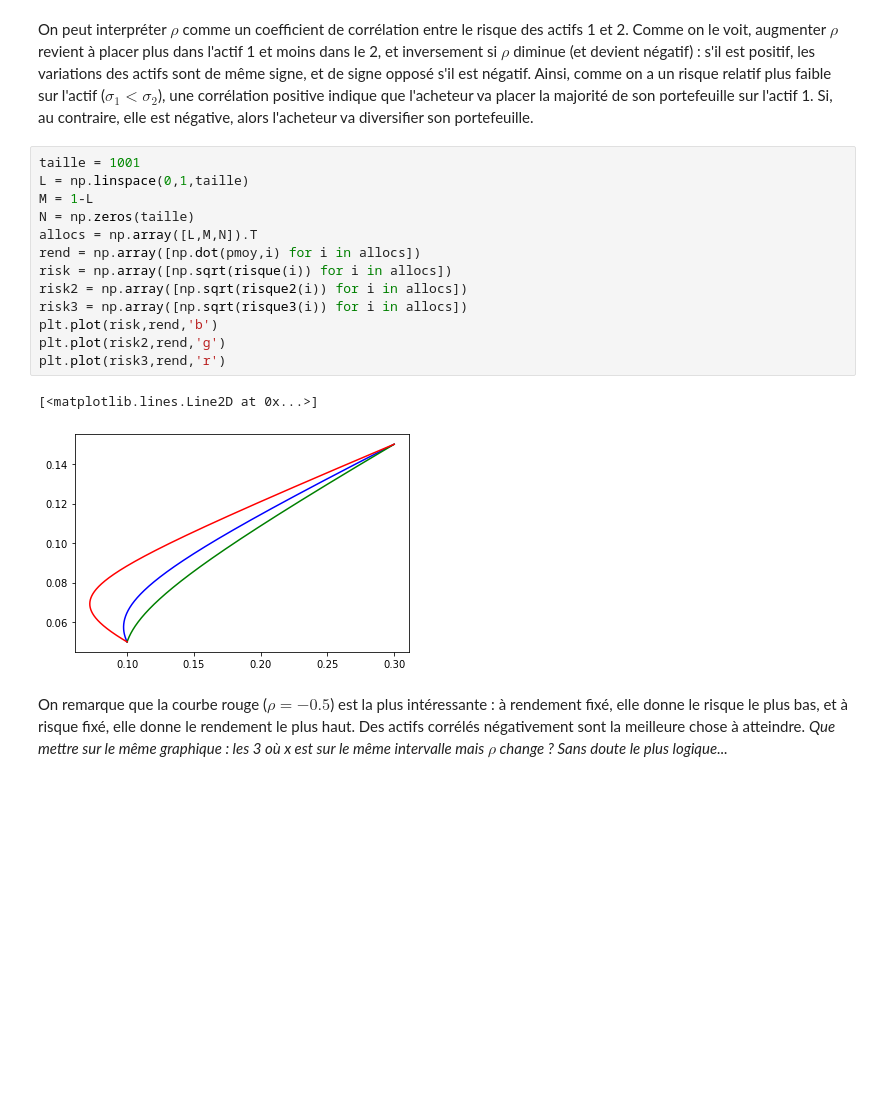
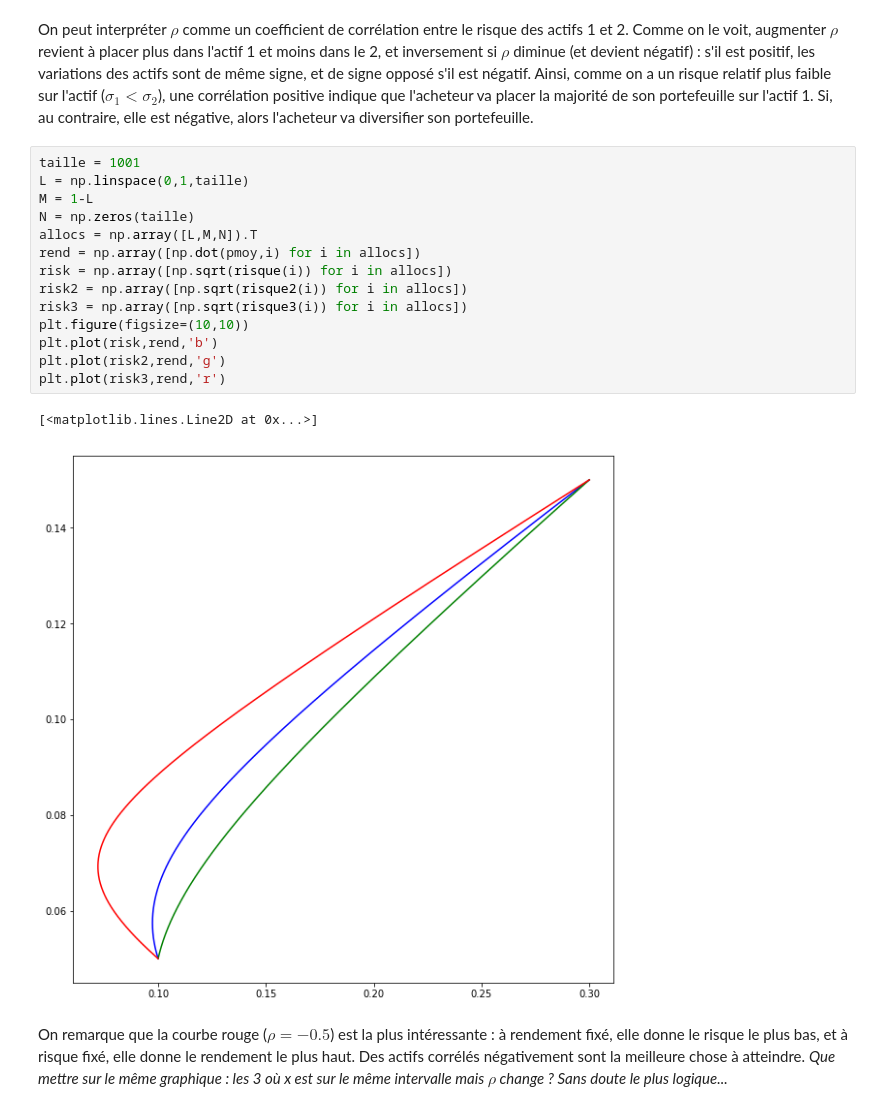
Before and after one commit to RobinWillocquet/projet-markowitz, a Jupyter notebook: Projet_Markowitz.ipynb, the cells around one changed output. Saved outputs shown, nothing was run; the diff lists cells and outputs as text; blank space fills up the shorter version.

```diff
--- a/Projet_Markowitz.ipynb
+++ b/Projet_Markowitz.ipynb
@@ -255,19 +253,20 @@ Ainsi, comme on a un risque relatif plus faible sur l'actif  ($\sigma_1 < \sigma
 # %%
 taille = 1001
 L = np.linspace(0,1,taille)
 M = 1-L
 N = np.zeros(taille)
 allocs = np.array([L,M,N]).T
 rend = np.array([np.dot(pmoy,i) for i in allocs])
 risk = np.array([np.sqrt(risque(i)) for i in allocs])
 risk2 = np.array([np.sqrt(risque2(i)) for i in allocs])
 risk3 = np.array([np.sqrt(risque3(i)) for i in allocs])
+plt.figure(figsize=(10,10))
 plt.plot(risk,rend,'b')
 plt.plot(risk2,rend,'g')
 plt.plot(risk3,rend,'r')
 # %% [output]
 [<matplotlib.lines.Line2D at 0x...>]
-[figure, old version]
+[figure, new version]
 # %% [markdown]
 On remarque que la courbe rouge ($\rho = -0.5$) est la plus intéressante : à rendement fixé, elle donne le risque le plus bas, et à risque fixé, elle donne le rendement le plus haut. Des actifs corrélés négativement sont la meilleure chose à atteindre.
 *Que mettre sur le même graphique : les 3 où x est sur le même intervalle mais $\rho$ change ? Sans doute le plus logique...*
```
Also changed, not shown: parts of 41 cells of this notebook.
